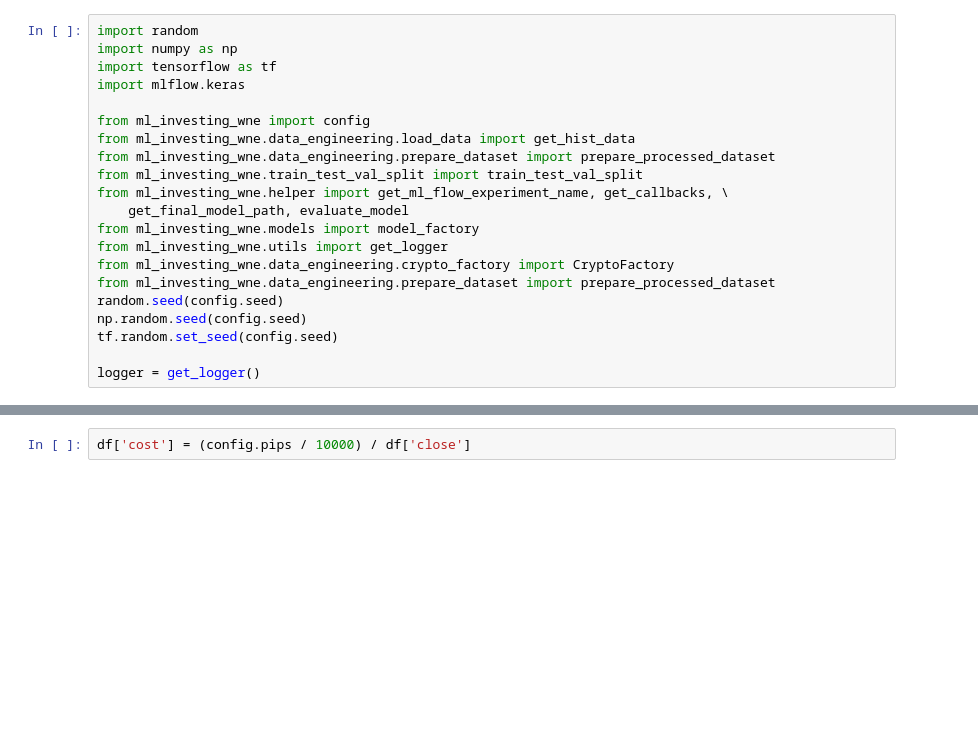
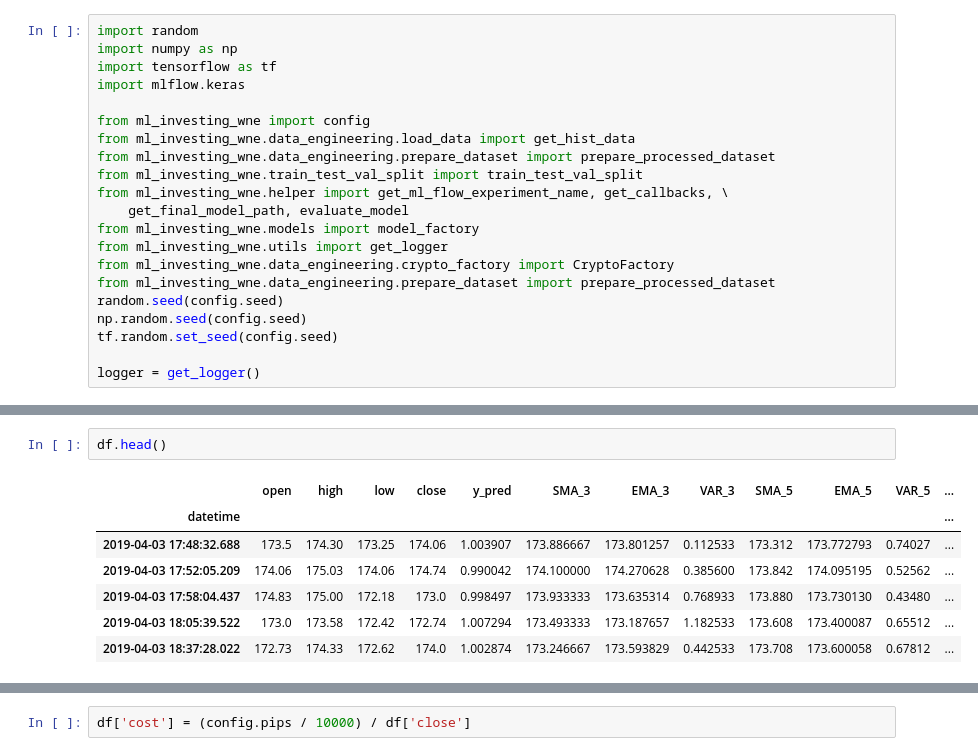
Before and after one commit to pgradz/ml_investing_wne, a Jupyter notebook: src/ml_investing_wne/notebooks/crypto_run.ipynb, the cells around one changed output, grey strips where cells are left out. Saved outputs shown, nothing was run; the diff lists cells and outputs as text; blank space fills up the shorter version.

```diff
--- a/src/ml_investing_wne/notebooks/crypto_run.ipynb
+++ b/src/ml_investing_wne/notebooks/crypto_run.ipynb
@@ -56,0 +60,10 @@ df = prepare_processed_dataset(df=df, add_target=False)
+# %%
+df.head()
+# %% [output]
+|  | open | high | low | close | y_pred | SMA_3 | EMA_3 | VAR_3 | SMA_5 | EMA_5 | VAR_5 | ... |
+| datetime |  |  |  |  |  |  |  |  |  |  |  | ... |
+| 2019-04-03 17:48:32.688 | 173.5 | 174.30 | 173.25 | 174.06 | 1.003907 | 173.886667 | 173.801257 | 0.112533 | 173.312 | 173.772793 | 0.74027 | ... |
+| 2019-04-03 17:52:05.209 | 174.06 | 175.03 | 174.06 | 174.74 | 0.990042 | 174.100000 | 174.270628 | 0.385600 | 173.842 | 174.095195 | 0.52562 | ... |
+| 2019-04-03 17:58:04.437 | 174.83 | 175.00 | 172.18 | 173.0 | 0.998497 | 173.933333 | 173.635314 | 0.768933 | 173.880 | 173.730130 | 0.43480 | ... |
+| 2019-04-03 18:05:39.522 | 173.0 | 173.58 | 172.42 | 172.74 | 1.007294 | 173.493333 | 173.187657 | 1.182533 | 173.608 | 173.400087 | 0.65512 | ... |
+| 2019-04-03 18:37:28.022 | 172.73 | 174.33 | 172.62 | 174.0 | 1.002874 | 173.246667 | 173.593829 | 0.442533 | 173.708 | 173.600058 | 0.67812 | ... |
```
Also changed, not shown: parts of 16 cells of this notebook, 8 other files.
